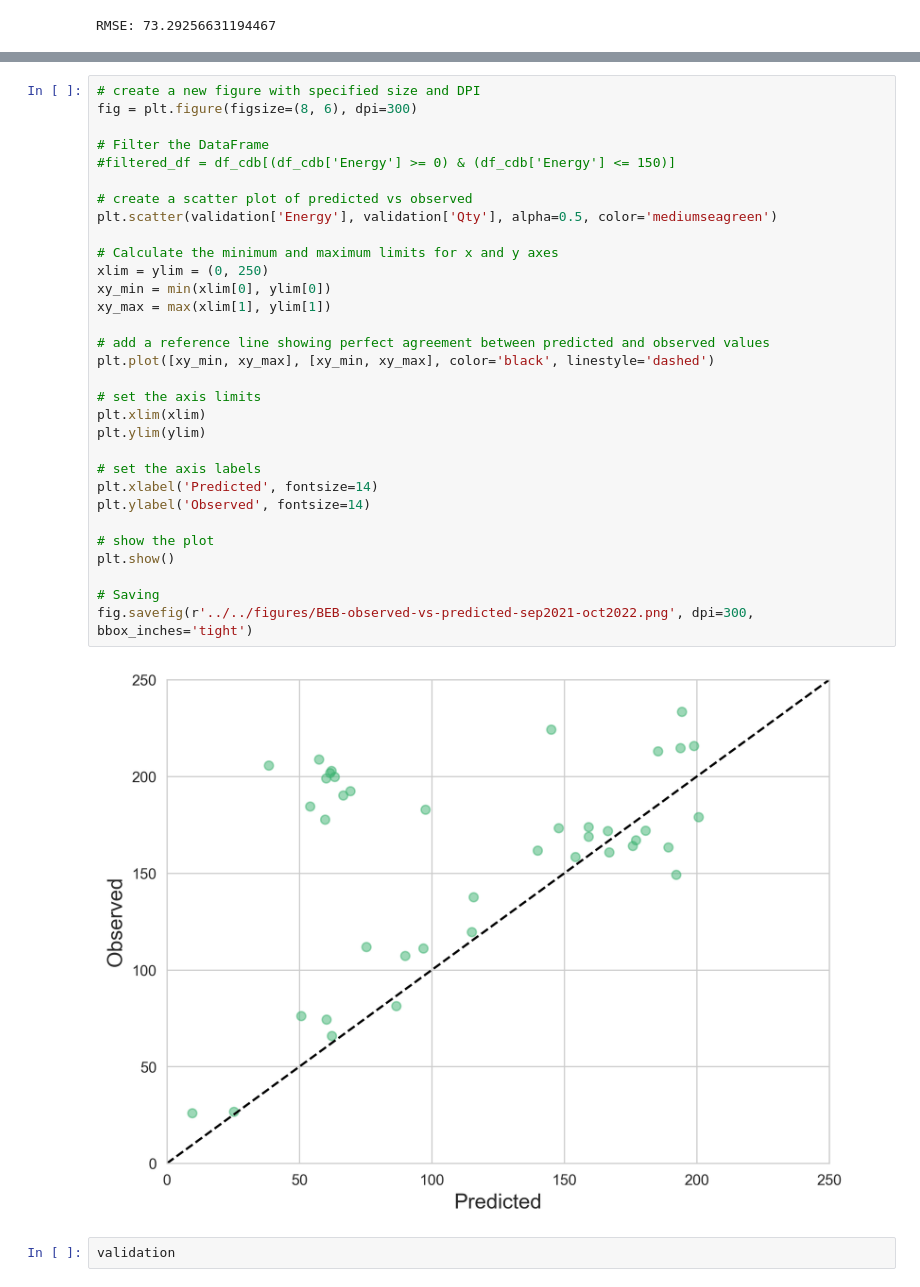
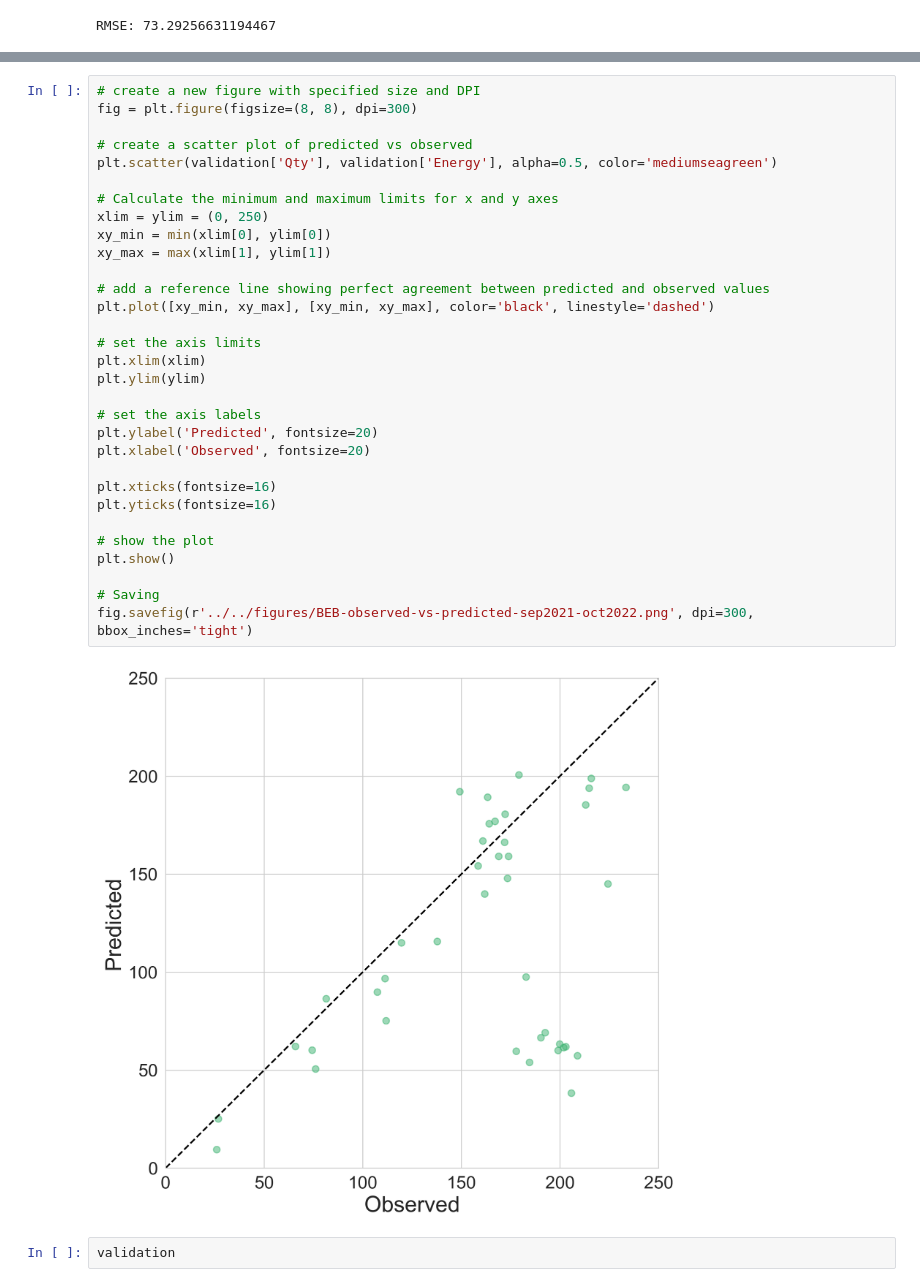
Before and after one commit to narslab/transit-electrification-futures, a Jupyter notebook: bin/jupyter/beb-validation.ipynb, the cells around one changed output, grey strips where cells are left out. Drawn from its saved outputs; the diff is of its cells as text.

```diff
--- a/bin/jupyter/beb-validation.ipynb
+++ b/bin/jupyter/beb-validation.ipynb
@@ -174,36 +174,36 @@ validation['Qty'].mean()
 # %%
 # create a new figure with specified size and DPI
-fig = plt.figure(figsize=(8, 6), dpi=300)
-
-# Filter the DataFrame
-#filtered_df = df_cdb[(df_cdb['Energy'] >= 0) & (df_cdb['Energy'] <= 150)]
+fig = plt.figure(figsize=(8, 8), dpi=300)
 
 # create a scatter plot of predicted vs observed
-plt.scatter(validation['Energy'], validation['Qty'], alpha=0.5, color='mediumseagreen')
+plt.scatter(validation['Qty'], validation['Energy'], alpha=0.5, color='mediumseagreen')
 
 # Calculate the minimum and maximum limits for x and y axes
 xlim = ylim = (0, 250)
 xy_min = min(xlim[0], ylim[0])
 xy_max = max(xlim[1], ylim[1])
 
 # add a reference line showing perfect agreement between predicted and observed values
 plt.plot([xy_min, xy_max], [xy_min, xy_max], color='black', linestyle='dashed')
 
 # set the axis limits
 plt.xlim(xlim)
 plt.ylim(ylim)
 
 # set the axis labels
-plt.xlabel('Predicted', fontsize=14)
-plt.ylabel('Observed', fontsize=14)
+plt.ylabel('Predicted', fontsize=20)
+plt.xlabel('Observed', fontsize=20)
+
+plt.xticks(fontsize=16)
+plt.yticks(fontsize=16)
 
 # show the plot
 plt.show()
 
 # Saving
 fig.savefig(r'../../figures/BEB-observed-vs-predicted-sep2021-oct2022.png', dpi=300, bbox_inches='tight')
 # %% [output]
-[figure, old version]
+[figure, new version]
 # %%
 validation
 # %% [output]
```
Also changed, not shown: parts of 3 cells of this notebook, 39 other files.
